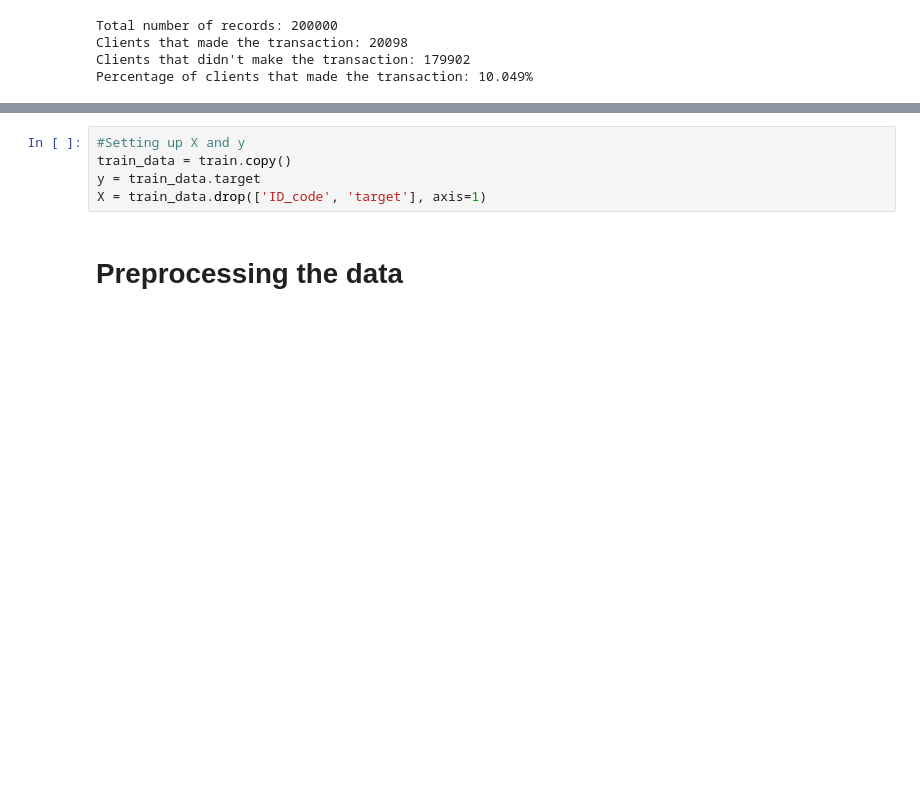
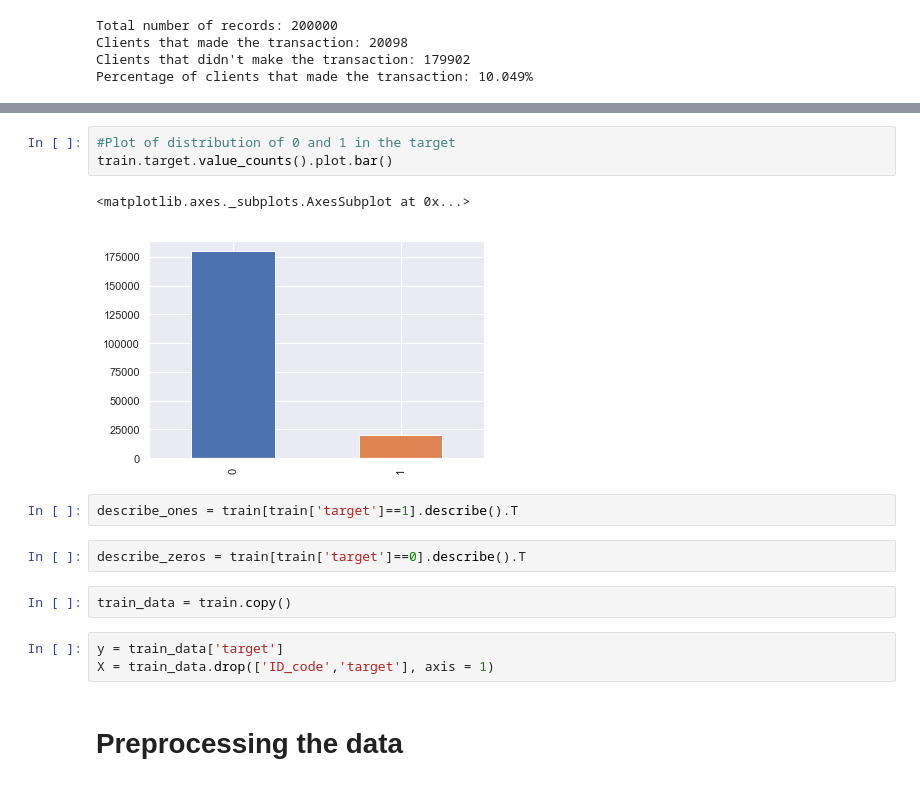
Before and after one commit to ederson-souza/Udacity-Capstone-Project, a Jupyter notebook: Capstone Project.ipynb, the cells around one changed output, grey strips where cells are left out. Drawn from its saved outputs; the diff is of its cells as text; blank space fills up the shorter version.

```diff
--- a/Capstone Project.ipynb
+++ b/Capstone Project.ipynb
@@ -73,8 +67,18 @@ train.describe()
+# %%
+#Plot of distribution of 0 and 1 in the target
+train.target.value_counts().plot.bar()
+# %% [output]
+<matplotlib.axes._subplots.AxesSubplot at 0x...>
+[figure, added]
+# %%
+describe_ones = train[train['target']==1].describe().T
+# %%
+describe_zeros = train[train['target']==0].describe().T
+# %%
+train_data = train.copy()
 # %%
-#Setting up X and y
-train_data = train.copy()
-y = train_data.target
-X = train_data.drop(['ID_code', 'target'], axis=1)
+y = train_data['target']
+X = train_data.drop(['ID_code','target'], axis = 1)
 # %% [markdown]
 # Preprocessing the data
 # %%
```
Also changed, not shown: parts of 14 cells of this notebook, 3 other files.
